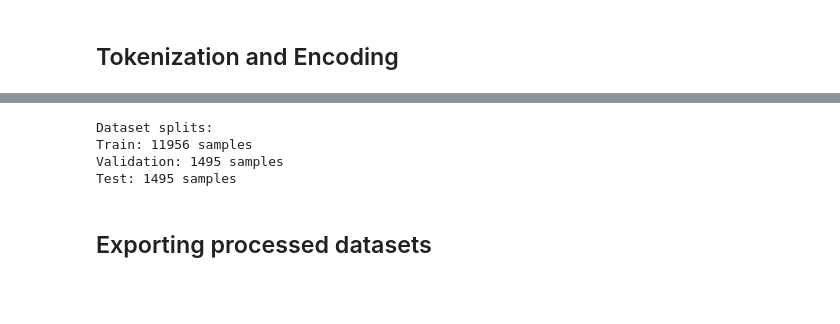
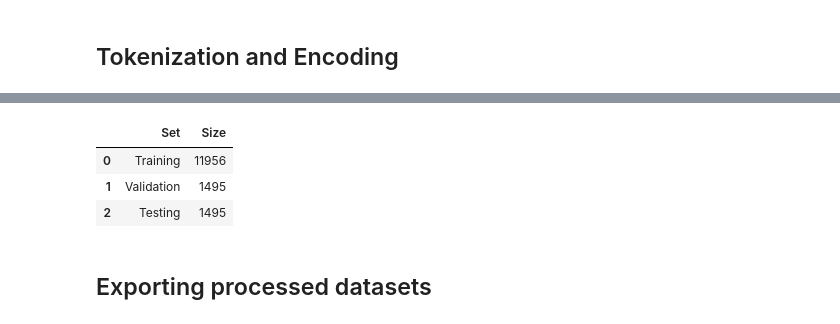
Before and after one commit to hstoklosa/sentix-nlp, a Jupyter notebook: preprocessing.ipynb, the cells around one changed output, grey strips where cells are left out. Drawn from its saved outputs; the diff is of its cells as text; code cells hidden in the pictures; blank space fills up the shorter version.

```diff
--- a/preprocessing.ipynb
+++ b/preprocessing.ipynb
@@ -208,29 +272,35 @@ Name: proportion, dtype: float64
 # %%
-# Create new dataframe with just the columns we need
 data_df = df[['full_text', 'label']].copy()
 
 train_df, temp_df = train_test_split(
     data_df,
     test_size=0.2,
     random_state=42,
     stratify=data_df['label']
 )
+
 val_df, test_df = train_test_split(
     temp_df,
     test_size=0.5,
     random_state=42,
     stratify=temp_df['label']
 )
 
-print("Dataset splits:")
-print(f"Train: {len(train_df)} samples")
-print(f"Validation: {len(val_df)} samples")
-print(f"Test: {len(test_df)} samples")
+# print(f"Train: {len(train_df)} samples")
+# print(f"Validation: {len(val_df)} samples")
+# print(f"Test: {len(test_df)} samples")
+
+# output dataframe of split names and split sizes
+splits_df = pd.DataFrame({
+    'Set': ['Training', 'Validation', 'Testing'],
+    'Size': [len(train_df), len(val_df), len(test_df)]
+})
+splits_df
 # %% [output]
-Dataset splits:
-Train: 11956 samples
-Validation: 1495 samples
-Test: 1495 samples
+|  | Set | Size |
+| 0 | Training | 11956 |
+| 1 | Validation | 1495 |
+| 2 | Testing | 1495 |
 # %% [markdown]
  ## Exporting processed datasets
 # %%
```
Also changed, not shown: parts of 27 cells of this notebook.
